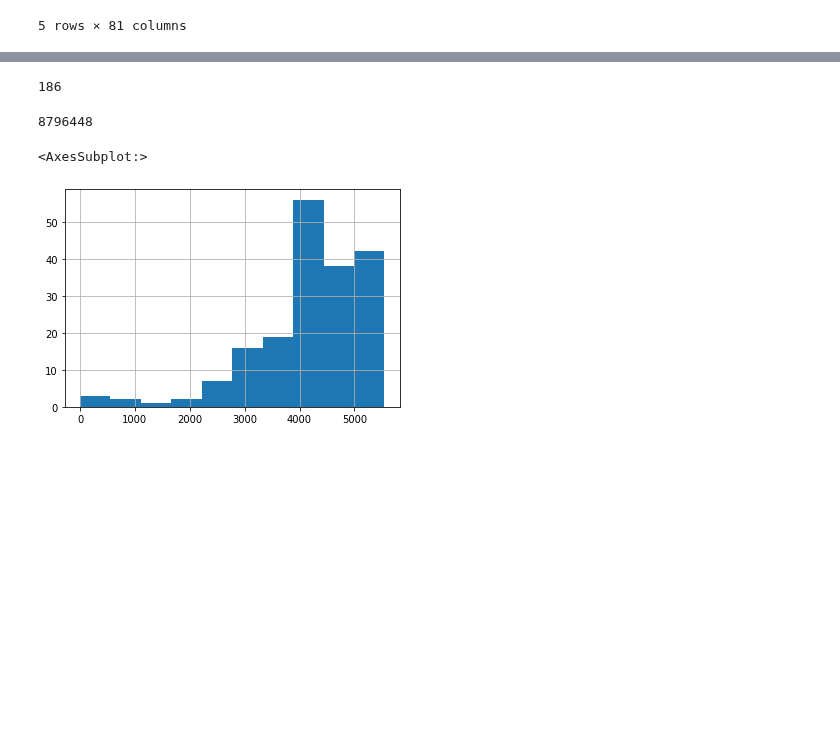
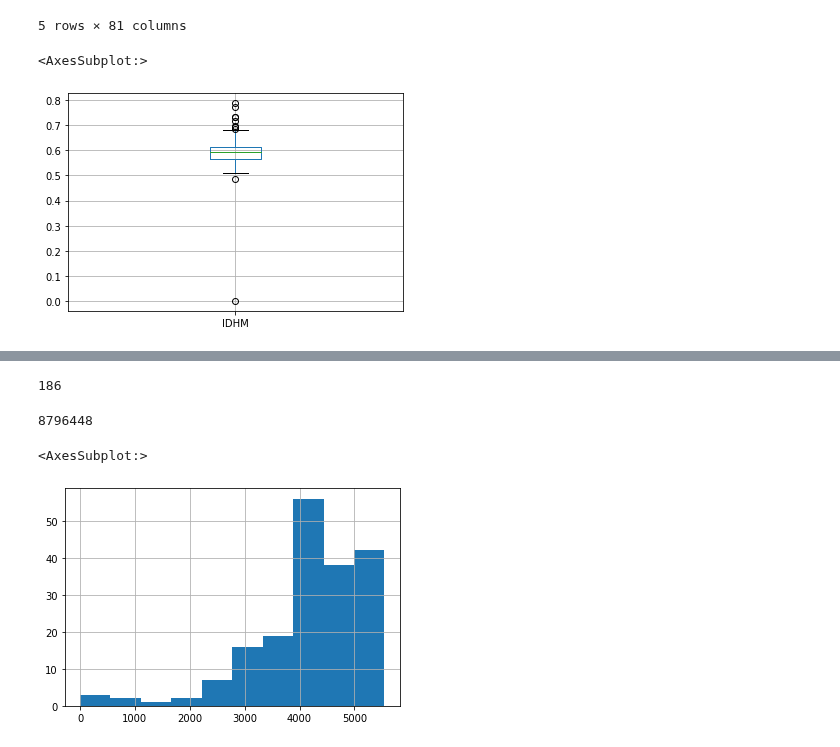
Before and after one commit to leydsonbarros/Brazilian_Cities, a Jupyter notebook: brazilian_cities.ipynb, the cells around one changed output, grey strips where cells are left out. Drawn from its saved outputs; the diff is of its cells as text; code cells hidden in the pictures; blank space fills up the shorter version.

```diff
--- a/brazilian_cities.ipynb
+++ b/brazilian_cities.ipynb
@@ -229,3 +229,8 @@ nordeste.loc[(nordeste['STATE'] == "PE")].head()
 | 38 | Agrestina | PE | 0 | 22679 | 22679 | 0 | 6882 | 5209 | ... |
 | 57 | Alagoinha | PE | 0 | 13759 | 13753 | 6 | 4108 | 2410 | ... |
 5 rows × 81 columns
+# %%
+nordeste.loc[(nordeste['STATE'] == "PE")].boxplot(column=['IDHM'])
+# %% [output]
+<AxesSubplot:>
+[figure, added]
```
Also changed, not shown: parts of 4 cells of this notebook.
